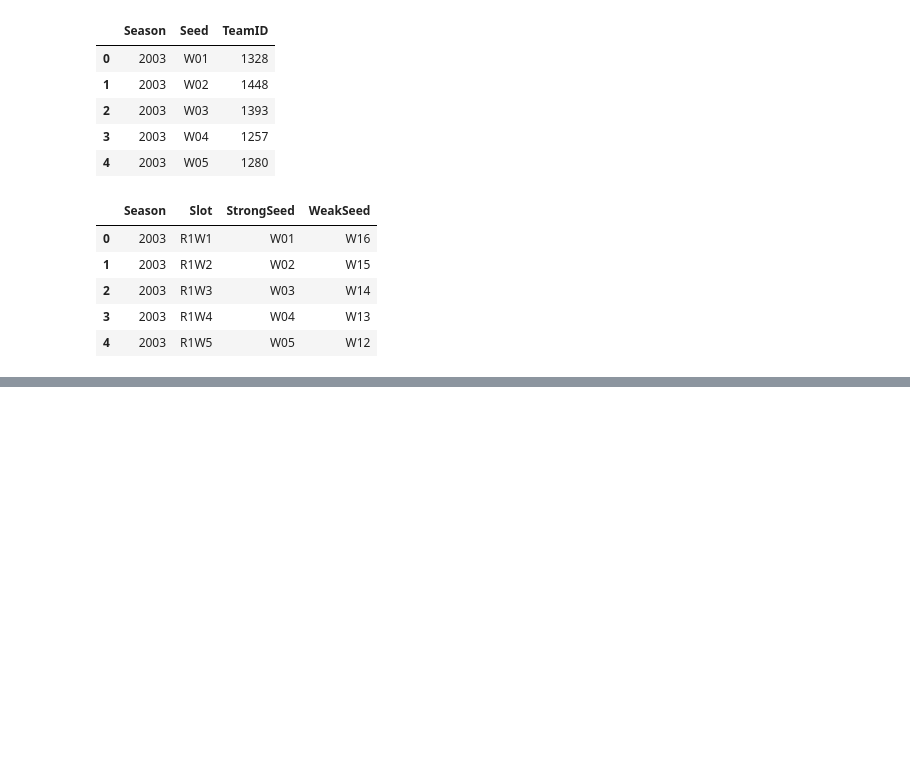
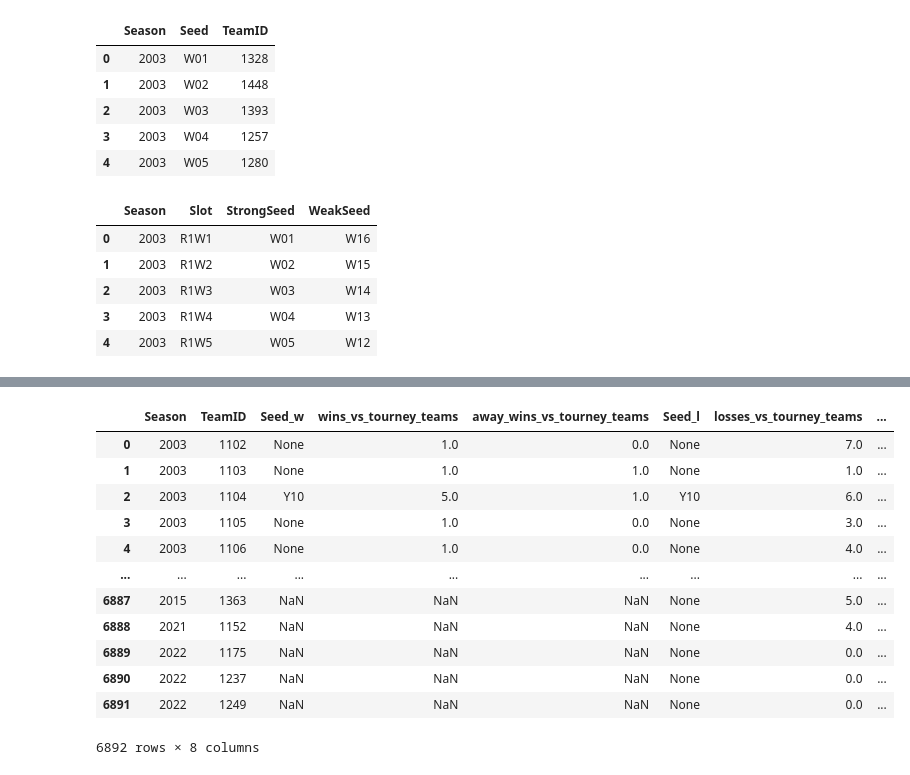
Before and after one commit to dylanfarrell/march-madness-bracket-prediction, a Jupyter notebook: basic_feature_engineering.ipynb, the cells around one changed output, grey strips where cells are left out. Drawn from its saved outputs; the diff is of its cells as text; code cells hidden in the pictures; blank space fills up the shorter version.

Commit message:
feature engineering for basic and "vs. tourney" features

```diff
--- a/basic_feature_engineering.ipynb
+++ b/basic_feature_engineering.ipynb
@@ -222,0 +236,11 @@ season_stats_basic.groupby('Season').sum()
+# %%
+wins_tourney_q = '''
+SELECT
+    Season, WTeamID AS TeamID, WTeamSeed AS Seed,
+    SUM(CASE WHEN LTeamSeed != 'None' THEN 1 ELSE 0 END) wins_vs_tourney_teams,
+    SUM(CASE WHEN LTeamSeed != 'None' AND WLoc != 'H' THEN 1 ELSE 0 END) away_wins_vs_tourney_teams
+FROM team_seeds
+GROUP BY 1, 2
+'''
+wins_tourney = sqldf(wins_tourney_q)
+wins_tourney.head()
@@ -222,0 +254,11 @@ season_stats_basic.groupby('Season').sum()
+# %%
+losses_tourney_q = '''
+SELECT
+    Season, LTeamID AS TeamID, LTeamSeed AS Seed,
+    SUM(CASE WHEN WTeamSeed != 'None' THEN 1 ELSE 0 END) losses_vs_tourney_teams,
+    SUM(CASE WHEN WTeamSeed = 'None' THEN 1 ELSE 0 END) losses_vs_non_tourney_teams
+FROM team_seeds
+GROUP BY 1, 2
+'''
+losses_tourney = sqldf(losses_tourney_q)
+losses_tourney.head()
@@ -222,0 +272,17 @@ season_stats_basic.groupby('Season').sum()
+# %%
+team_season_stats_tourney = wins_tourney.merge(losses_tourney, on=['Season', 'TeamID'], how='outer', suffixes=('_w', '_l'))
+team_season_stats_tourney
+# %% [output]
+|  | Season | TeamID | Seed_w | wins_vs_tourney_teams | away_wins_vs_tourney_teams | Seed_l | losses_vs_tourney_teams | ... |
+| 0 | 2003 | 1102 | None | 1.0 | 0.0 | None | 7.0 | ... |
+| 1 | 2003 | 1103 | None | 1.0 | 1.0 | None | 1.0 | ... |
+| 2 | 2003 | 1104 | Y10 | 5.0 | 1.0 | Y10 | 6.0 | ... |
+| 3 | 2003 | 1105 | None | 1.0 | 0.0 | None | 3.0 | ... |
+| 4 | 2003 | 1106 | None | 1.0 | 0.0 | None | 4.0 | ... |
+| ... | ... | ... | ... | ... | ... | ... | ... | ... |
+| 6887 | 2015 | 1363 | NaN | NaN | NaN | None | 5.0 | ... |
+| 6888 | 2021 | 1152 | NaN | NaN | NaN | None | 4.0 | ... |
+| 6889 | 2022 | 1175 | NaN | NaN | NaN | None | 0.0 | ... |
+| 6890 | 2022 | 1237 | NaN | NaN | NaN | None | 0.0 | ... |
+| 6891 | 2022 | 1249 | NaN | NaN | NaN | None | 0.0 | ... |
+6892 rows × 8 columns
```
Also changed, not shown: parts of 32 cells of this notebook.
